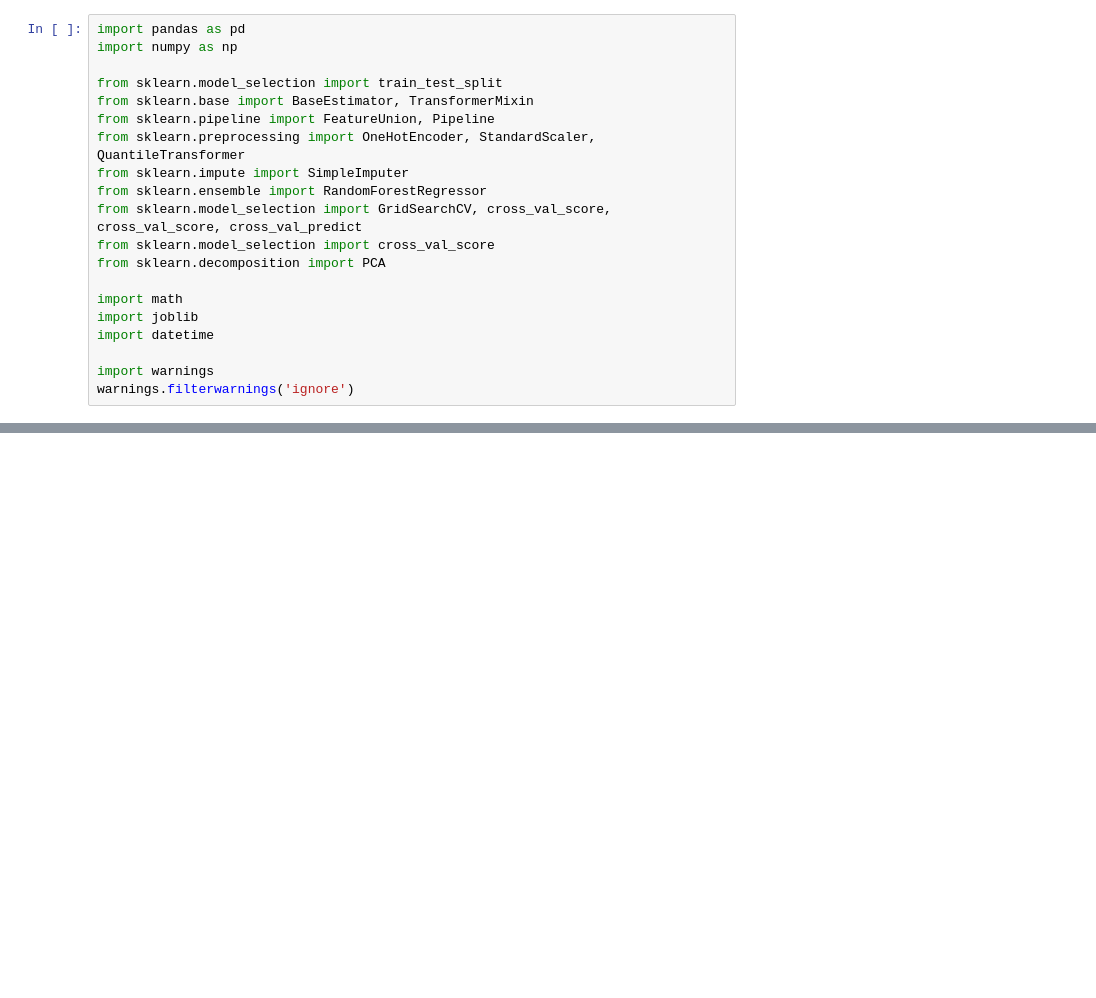
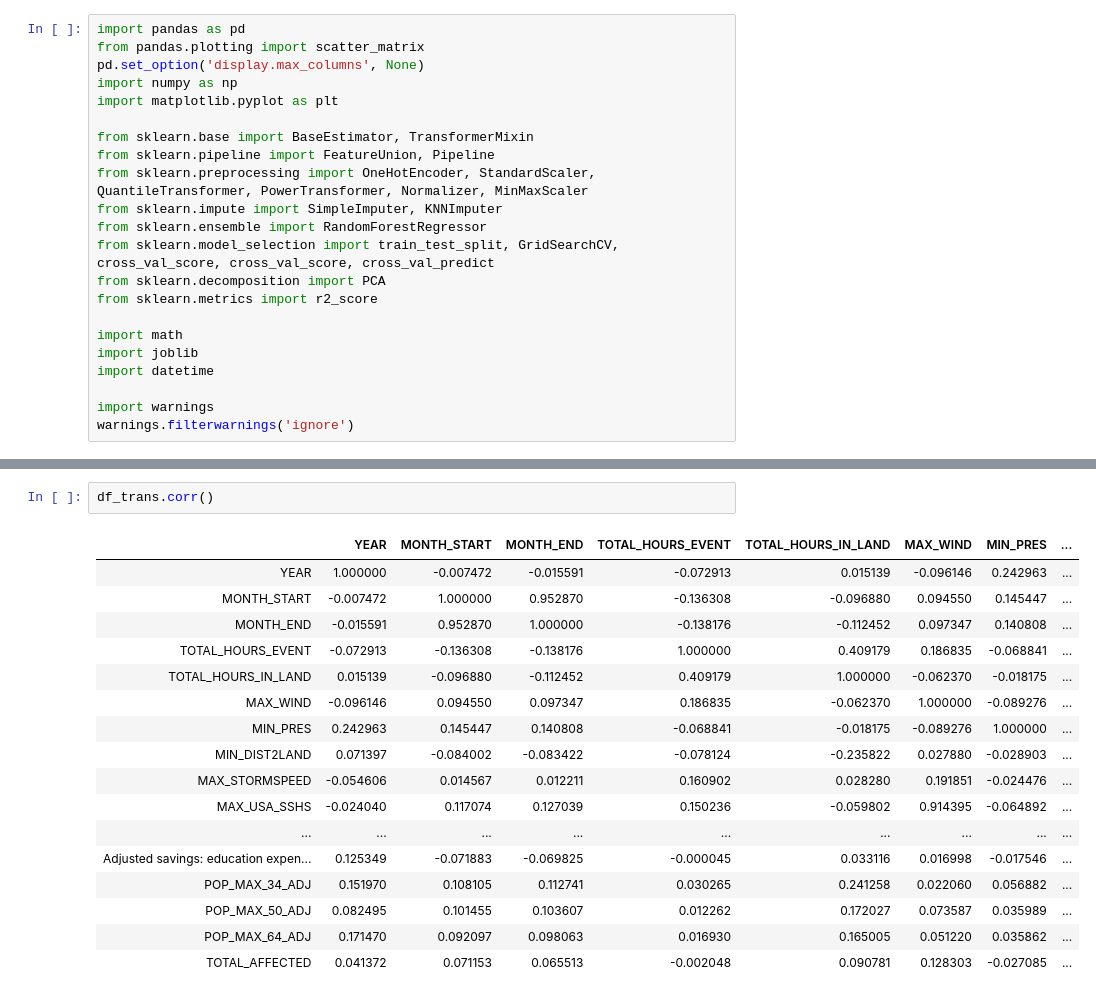
Before and after one commit to OmdenaAI/wfpdisrel, a Jupyter notebook: #task3-model/model-e-RandomForest/random_forest_bego.ipynb, the cells around one changed output, grey strips where cells are left out. Drawn from its saved outputs; the diff is of its cells as text; blank space fills up the shorter version.

```diff
--- a/#task3-model/model-e-RandomForest/random_forest_bego.ipynb
+++ b/#task3-model/model-e-RandomForest/random_forest_bego.ipynb
@@ -1,16 +1,18 @@
 # %%
 import pandas as pd
+from pandas.plotting import scatter_matrix
+pd.set_option('display.max_columns', None)
 import numpy as np
+import matplotlib.pyplot as plt
 
-from sklearn.model_selection import train_test_split
 from sklearn.base import BaseEstimator, TransformerMixin
 from sklearn.pipeline import FeatureUnion, Pipeline
-from sklearn.preprocessing import OneHotEncoder, StandardScaler, QuantileTransformer
-from sklearn.impute import SimpleImputer
+from sklearn.preprocessing import OneHotEncoder, StandardScaler, QuantileTransformer, PowerTransformer, Normalizer, MinMaxScaler
+from sklearn.impute import SimpleImputer, KNNImputer
 from sklearn.ensemble import RandomForestRegressor
-from sklearn.model_selection import GridSearchCV, cross_val_score, cross_val_score, cross_val_predict
-from sklearn.model_selection import cross_val_score
+from sklearn.model_selection import train_test_split, GridSearchCV, cross_val_score, cross_val_score, cross_val_predict
 from sklearn.decomposition import PCA
+from sklearn.metrics import r2_score
 
 import math
 import joblib
@@ -44,0 +109,20 @@ cat_features.remove('income_level_final')
+# %%
+df_trans.corr()
+# %% [output]
+|  | YEAR | MONTH_START | MONTH_END | TOTAL_HOURS_EVENT | TOTAL_HOURS_IN_LAND | MAX_WIND | MIN_PRES | ... |
+| YEAR | 1.000000 | -0.007472 | -0.015591 | -0.072913 | 0.015139 | -0.096146 | 0.242963 | ... |
+| MONTH_START | -0.007472 | 1.000000 | 0.952870 | -0.136308 | -0.096880 | 0.094550 | 0.145447 | ... |
+| MONTH_END | -0.015591 | 0.952870 | 1.000000 | -0.138176 | -0.112452 | 0.097347 | 0.140808 | ... |
+| TOTAL_HOURS_EVENT | -0.072913 | -0.136308 | -0.138176 | 1.000000 | 0.409179 | 0.186835 | -0.068841 | ... |
+| TOTAL_HOURS_IN_LAND | 0.015139 | -0.096880 | -0.112452 | 0.409179 | 1.000000 | -0.062370 | -0.018175 | ... |
+| MAX_WIND | -0.096146 | 0.094550 | 0.097347 | 0.186835 | -0.062370 | 1.000000 | -0.089276 | ... |
+| MIN_PRES | 0.242963 | 0.145447 | 0.140808 | -0.068841 | -0.018175 | -0.089276 | 1.000000 | ... |
+| MIN_DIST2LAND | 0.071397 | -0.084002 | -0.083422 | -0.078124 | -0.235822 | 0.027880 | -0.028903 | ... |
+| MAX_STORMSPEED | -0.054606 | 0.014567 | 0.012211 | 0.160902 | 0.028280 | 0.191851 | -0.024476 | ... |
+| MAX_USA_SSHS | -0.024040 | 0.117074 | 0.127039 | 0.150236 | -0.059802 | 0.914395 | -0.064892 | ... |
+| ... | ... | ... | ... | ... | ... | ... | ... | ... |
+| Adjusted savings: education expen... | 0.125349 | -0.071883 | -0.069825 | -0.000045 | 0.033116 | 0.016998 | -0.017546 | ... |
+| POP_MAX_34_ADJ | 0.151970 | 0.108105 | 0.112741 | 0.030265 | 0.241258 | 0.022060 | 0.056882 | ... |
+| POP_MAX_50_ADJ | 0.082495 | 0.101455 | 0.103607 | 0.012262 | 0.172027 | 0.073587 | 0.035989 | ... |
+| POP_MAX_64_ADJ | 0.171470 | 0.092097 | 0.098063 | 0.016930 | 0.165005 | 0.051220 | 0.035862 | ... |
+| TOTAL_AFFECTED | 0.041372 | 0.071153 | 0.065513 | -0.002048 | 0.090781 | 0.128303 | -0.027085 | ... |
```
Also changed, not shown: parts of 23 cells of this notebook.
